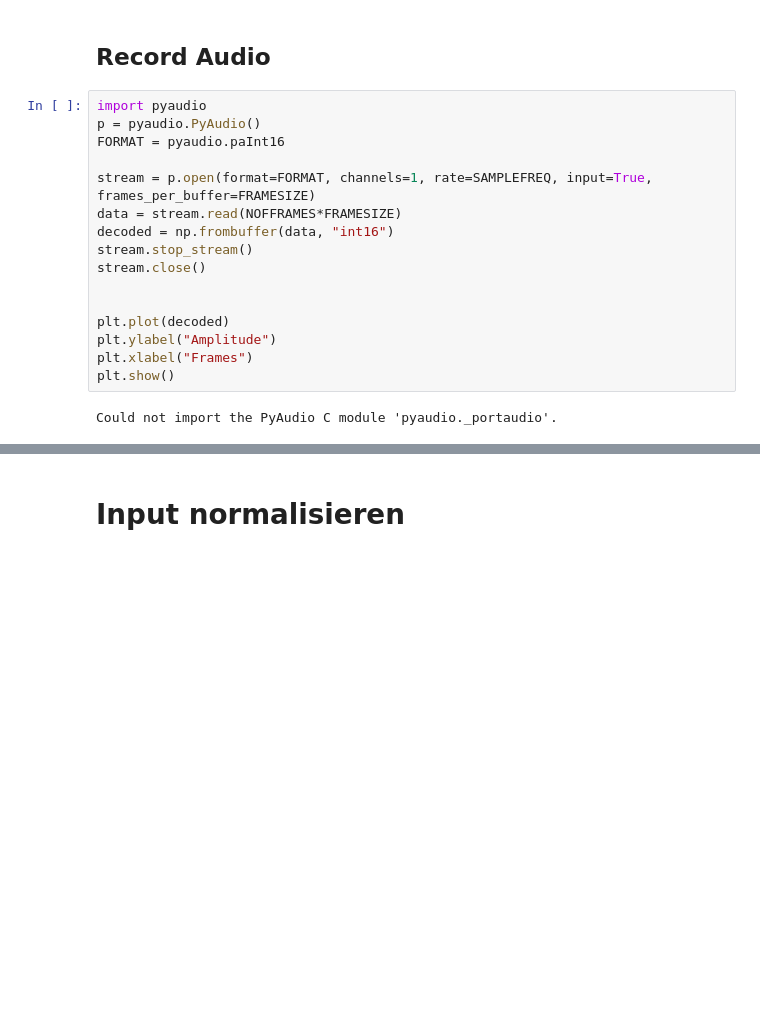
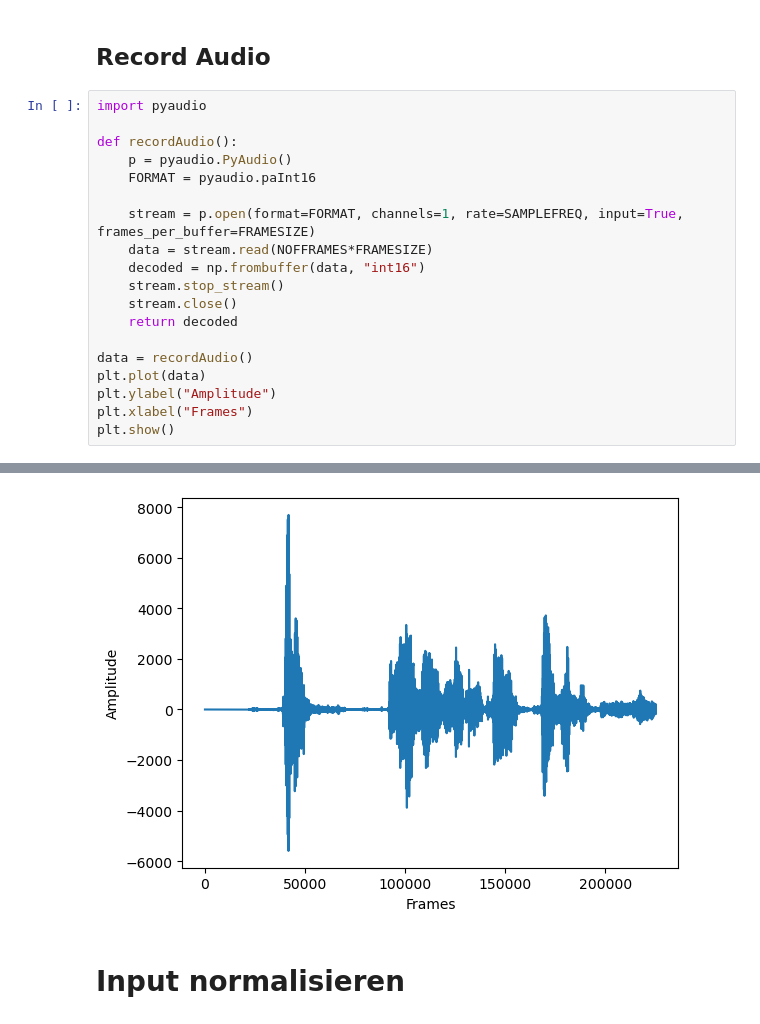
Before and after one commit to hannesbrugger/Signale-und-Systeme, a Jupyter notebook: Versuch4/versuch4.ipynb, the cells around one changed output, grey strips where cells are left out. Cells and saved outputs as stored; diff of their text form; blank space fills up the shorter version.

```diff
--- a/Versuch4/versuch4.ipynb
+++ b/Versuch4/versuch4.ipynb
@@ -12,19 +12,21 @@ NOFFRAMES = 220
 ## Record Audio
 # %%
 import pyaudio
-p = pyaudio.PyAudio()
-FORMAT = pyaudio.paInt16
 
-stream = p.open(format=FORMAT, channels=1, rate=SAMPLEFREQ, input=True, frames_per_buffer=FRAMESIZE)
-data = stream.read(NOFFRAMES*FRAMESIZE)
-decoded = np.frombuffer(data, "int16")
-stream.stop_stream()
-stream.close()
+def recordAudio():
+    p = pyaudio.PyAudio()
+    FORMAT = pyaudio.paInt16
 
+    stream = p.open(format=FORMAT, channels=1, rate=SAMPLEFREQ, input=True, frames_per_buffer=FRAMESIZE)
+    data = stream.read(NOFFRAMES*FRAMESIZE)
+    decoded = np.frombuffer(data, "int16")
+    stream.stop_stream()
+    stream.close()
+    return decoded
 
-plt.plot(decoded)
+data = recordAudio()
+plt.plot(data)
 plt.ylabel("Amplitude")
 plt.xlabel("Frames")
 plt.show()
 # %% [output]
-Could not import the PyAudio C module 'pyaudio._portaudio'.
@@ -32,3 +33,4 @@ ImportError: dlopen(/Users/hannesbrugger/opt/anaconda3/lib/python3.9/site-packag
+[figure, added]
 # %% [markdown]
 # Input normalisieren
 # %%
```
Also changed, not shown: parts of 12 cells of this notebook, 4 other files.
